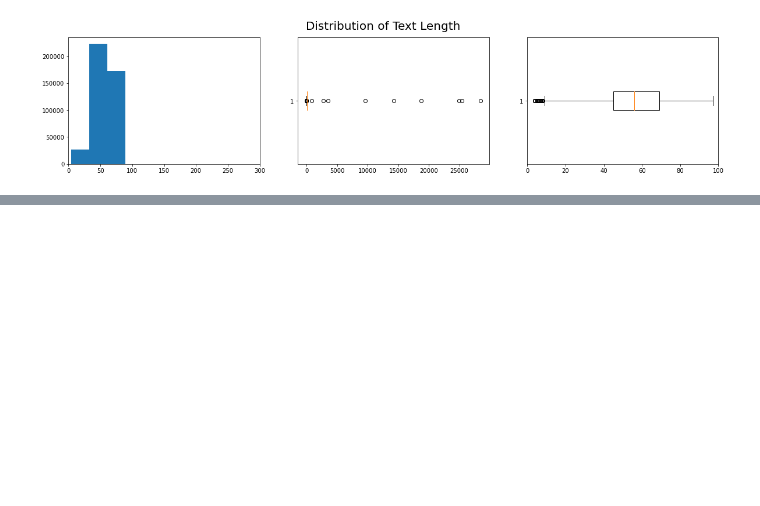
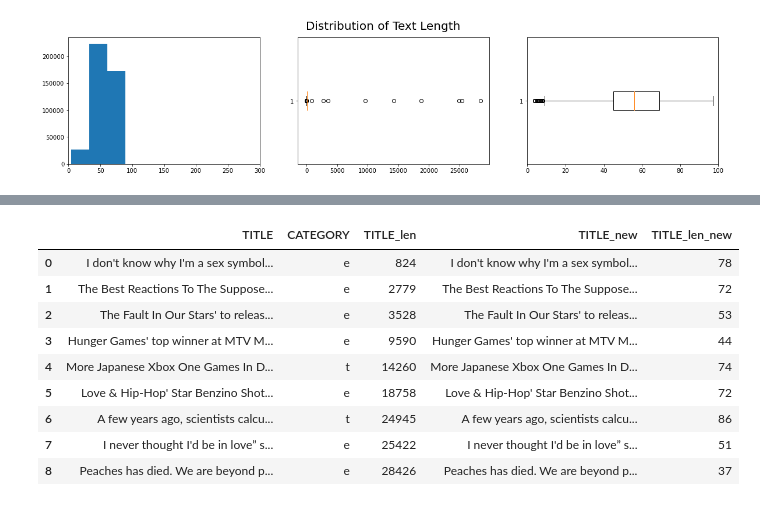
Before and after one commit to sam351/NLP_study, a Jupyter notebook: kaggle_news_dataset/201003_News-dataset_01_Train-LSTM.ipynb, the cells around one changed output, grey strips where cells are left out. Cells and saved outputs as stored; diff of their text form; code cells hidden in the pictures; blank space fills up the shorter version.

```diff
--- a/kaggle_news_dataset/201003_News-dataset_01_Train-LSTM.ipynb
+++ b/kaggle_news_dataset/201003_News-dataset_01_Train-LSTM.ipynb
@@ -68,0 +106,19 @@ plt.show()
+# %%
+# Check outliers - too long TITLE_len
+outlier_df = data[data.TITLE_len>100].sort_values('TITLE_len').reset_index(drop=True)
+
+## remove URL from title
+outlier_df['TITLE_new'] = outlier_df['TITLE'].apply(lambda x : x.split('\thttp')[0])
+outlier_df['TITLE_len_new'] = outlier_df['TITLE_new'].apply(len)
+display(outlier_df)
+# %% [output]
+|  | TITLE | CATEGORY | TITLE_len | TITLE_new | TITLE_len_new |
+| 0 | I don't know why I'm a sex symbol... | e | 824 | I don't know why I'm a sex symbol... | 78 |
+| 1 | The Best Reactions To The Suppose... | e | 2779 | The Best Reactions To The Suppose... | 72 |
+| 2 | The Fault In Our Stars' to releas... | e | 3528 | The Fault In Our Stars' to releas... | 53 |
+| 3 | Hunger Games' top winner at MTV M... | e | 9590 | Hunger Games' top winner at MTV M... | 44 |
+| 4 | More Japanese Xbox One Games In D... | t | 14260 | More Japanese Xbox One Games In D... | 74 |
+| 5 | Love & Hip-Hop' Star Benzino Shot... | e | 18758 | Love & Hip-Hop' Star Benzino Shot... | 72 |
+| 6 | A few years ago, scientists calcu... | t | 24945 | A few years ago, scientists calcu... | 86 |
+| 7 | I never thought I'd be in love” s... | e | 25422 | I never thought I'd be in love” s... | 51 |
+| 8 | Peaches has died. We are beyond p... | e | 28426 | Peaches has died. We are beyond p... | 37 |
```
Also changed, not shown: parts of 4 cells of this notebook.
